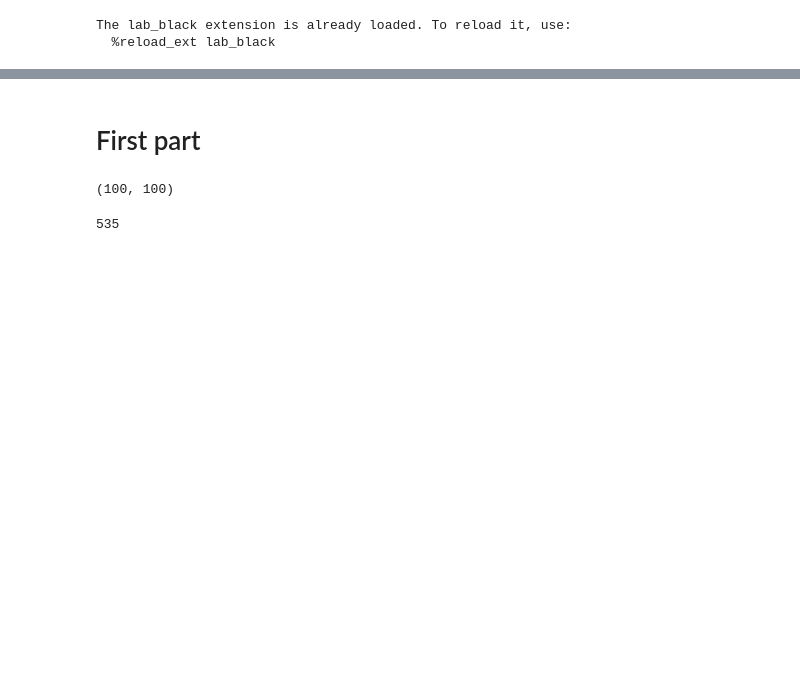
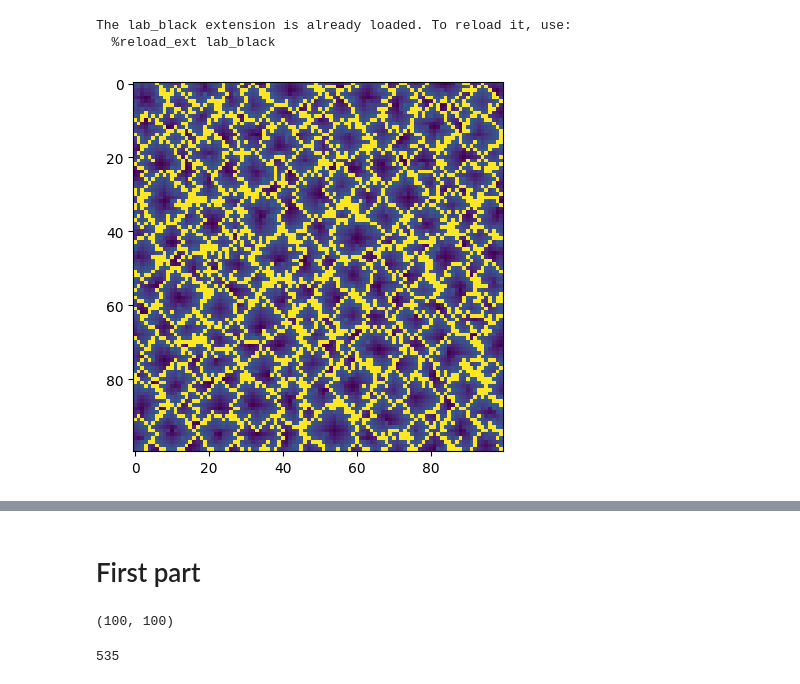
Before and after one commit to olferuk/advent-of-code, a Jupyter notebook: 2021/day_09.ipynb, the cells around one changed output, grey strips where cells are left out. Drawn from its saved outputs; the diff is of its cells as text; code cells hidden in the pictures; blank space fills up the shorter version.

```diff
--- a/2021/day_09.ipynb
+++ b/2021/day_09.ipynb
@@ -1,9 +1,24 @@
-# %%
-%load_ext lab_black
-
-from puzzles import load_puzzle
-
-text = load_puzzle(9)
-# %% [output]
-The lab_black extension is already loaded. To reload it, use:
-  %reload_ext lab_black
+# %%
+%load_ext lab_black
+
+from puzzles import load_lines
+import numpy as np
+
+text = load_lines(9)
+
+import matplotlib.pyplot as plt
+
+
+def show(A):
+    show = A.copy()
+    show[show == 9] += 20
+    plt.imshow(show)
+    plt.show()
+# %% [output]
+The lab_black extension is already loaded. To reload it, use:
+  %reload_ext lab_black
+# %%
+A = np.array([[int(x) for x in line] for line in load_lines(9)])
+show(A)
+# %% [output]
+[figure, added]
```
Also changed, not shown: parts of 8 cells of this notebook, 11 other files.
